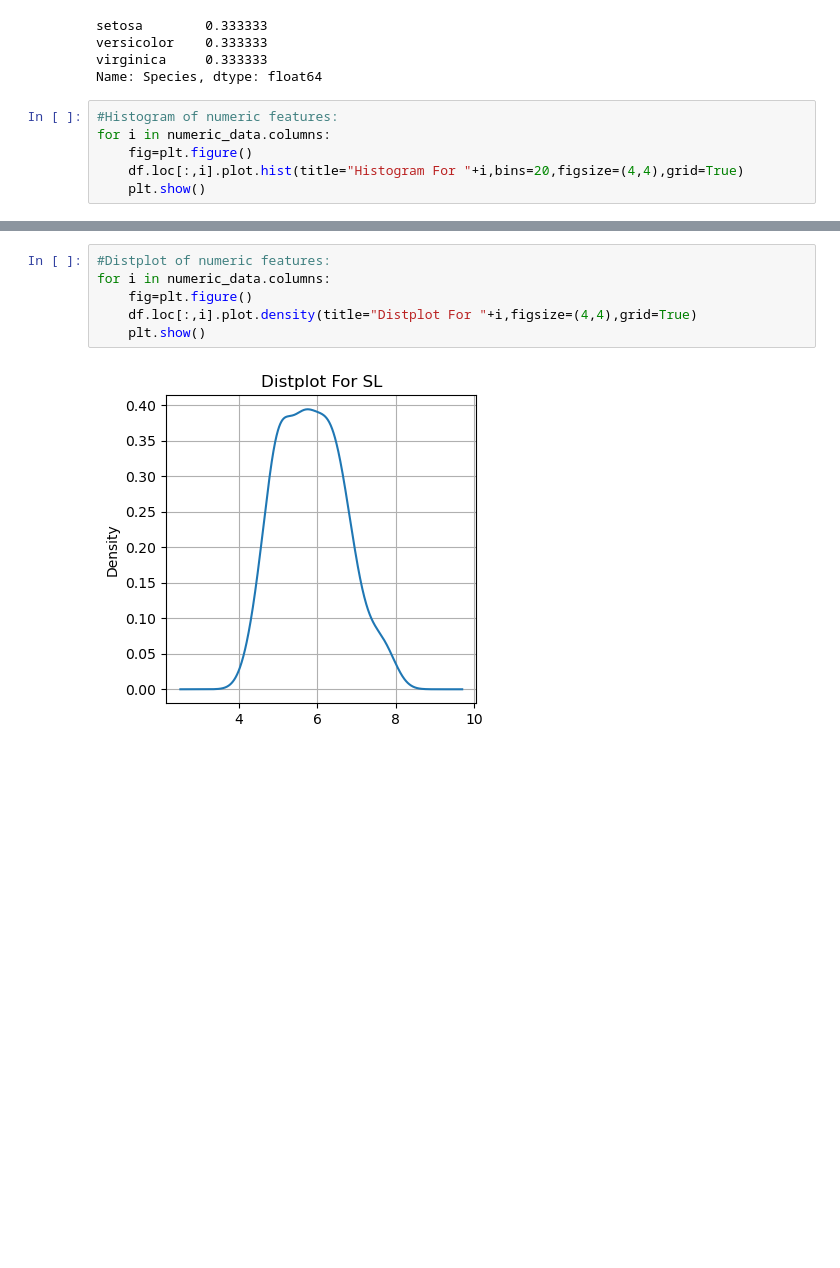
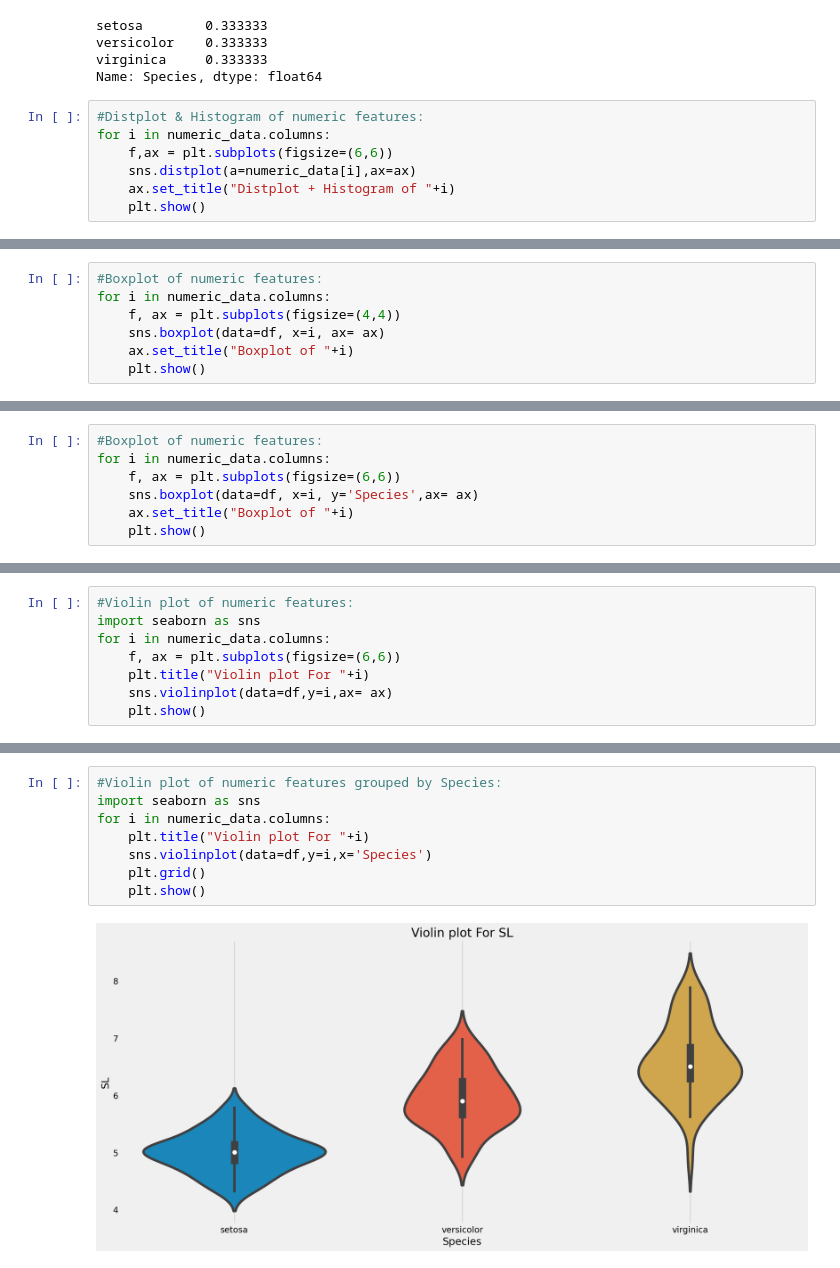
Before and after one commit to anuj-sali/Mastering-Machine-Learning, a Jupyter notebook: Data Science Project Template/iris_flower_classification/notebooks/2.0-as-exploring-processing-data.ipynb, the cells around one changed output, grey strips where cells are left out. Drawn from its saved outputs; the diff is of its cells as text; blank space fills up the shorter version.

```diff
--- a/Data Science Project Template/iris_flower_classification/notebooks/2.0-as-exploring-processing-data.ipynb
+++ b/Data Science Project Template/iris_flower_classification/notebooks/2.0-as-exploring-processing-data.ipynb
@@ -98,9 +105,10 @@ versicolor    0.333333
 virginica     0.333333
 Name: Species, dtype: float64
 # %%
-#Histogram of numeric features:
+#Distplot & Histogram of numeric features:
 for i in numeric_data.columns:
-    fig=plt.figure()
-    df.loc[:,i].plot.hist(title="Histogram For "+i,bins=20,figsize=(4,4),grid=True)
+    f,ax = plt.subplots(figsize=(6,6))
+    sns.distplot(a=numeric_data[i],ax=ax)
+    ax.set_title("Distplot + Histogram of "+i)
     plt.show()
 # %% [output]
@@ -110,0 +124,7 @@ for i in numeric_data.columns:
+# %%
+#Boxplot of numeric features:
+for i in numeric_data.columns:
+    f, ax = plt.subplots(figsize=(4,4))
+    sns.boxplot(data=df, x=i, ax= ax)
+    ax.set_title("Boxplot of "+i)
+    plt.show()
@@ -110,0 +136,7 @@ for i in numeric_data.columns:
+# %%
+#Boxplot of numeric features:
+for i in numeric_data.columns:
+    f, ax = plt.subplots(figsize=(6,6))
+    sns.boxplot(data=df, x=i, y='Species',ax= ax)
+    ax.set_title("Boxplot of "+i)
+    plt.show()
@@ -110,0 +153,8 @@ for i in numeric_data.columns:
+# %%
+#Violin plot of numeric features:
+import seaborn as sns
+for i in numeric_data.columns:
+    f, ax = plt.subplots(figsize=(6,6))
+    plt.title("Violin plot For "+i)
+    sns.violinplot(data=df,y=i,ax= ax)
+    plt.show()
@@ -111,8 +166,10 @@ for i in numeric_data.columns:
 # %%
-#Distplot of numeric features:
+#Violin plot of numeric features grouped by Species:
+import seaborn as sns
 for i in numeric_data.columns:
-    fig=plt.figure()
-    df.loc[:,i].plot.density(title="Distplot For "+i,figsize=(4,4),grid=True)
+    plt.title("Violin plot For "+i)
+    sns.violinplot(data=df,y=i,x='Species')
+    plt.grid()
     plt.show()
 # %% [output]
-[figure, old version]
+[figure, new version]
```
Also changed, not shown: parts of 13 cells of this notebook, 2 other files.
